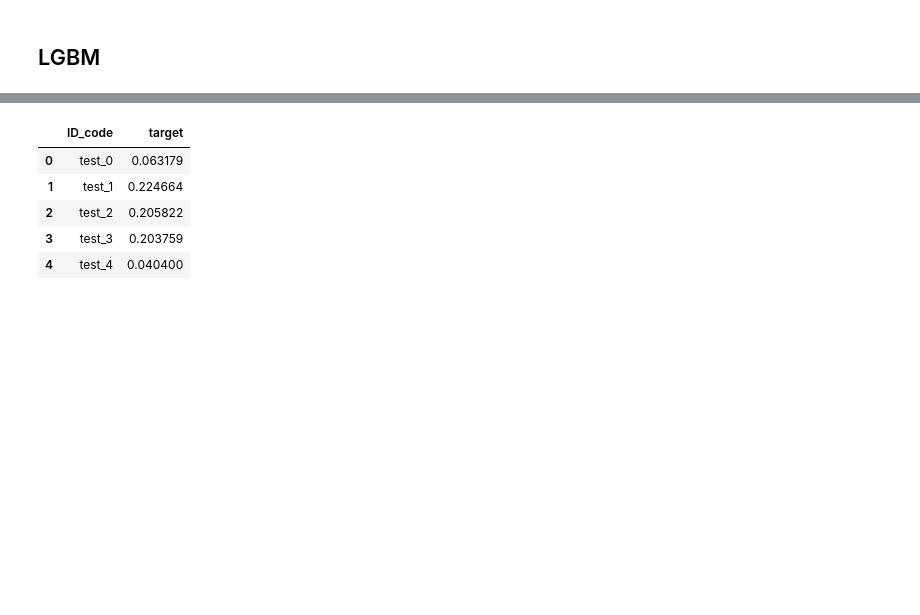
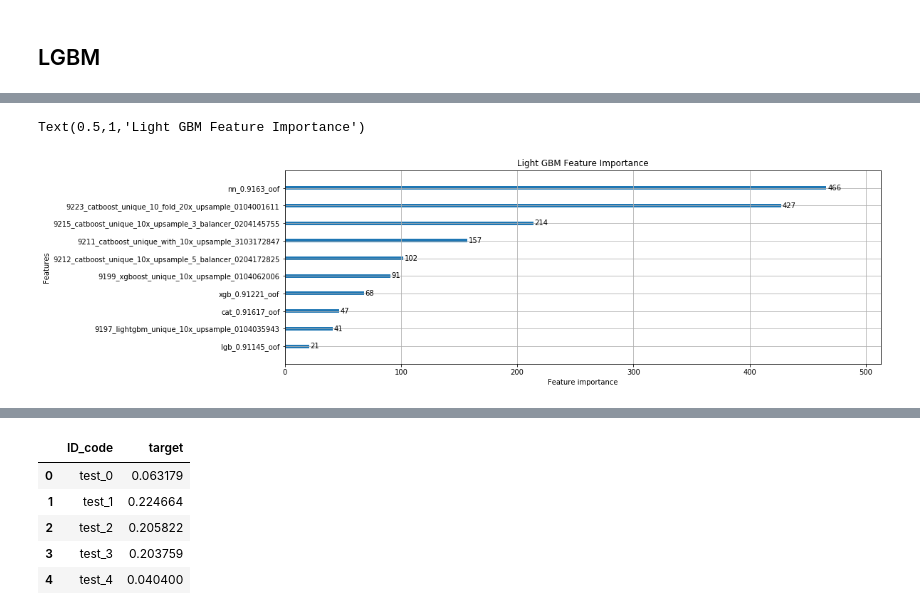
Before and after one commit to nikitaqwerty/kaggle_santander, a Jupyter notebook: stack.ipynb, the cells around one changed output, grey strips where cells are left out. Drawn from its saved outputs; the diff is of its cells as text; code cells hidden in the pictures; blank space fills up the shorter version.

```diff
--- a/stack.ipynb
+++ b/stack.ipynb
@@ -197,5 +229,19 @@ params = {'lambda_l1': 0,
 # %%
 %%time
+
+rounds = 1000
+early_stop_rounds = 100
+
+params = {'lambda_l1': 0,
+          'lambda_l2': 0,
+          'learning_rate': 0.03,
+          'max_depth': 3,
+          'boosting_type': 'gbrt',
+          'objective': 'binary',
+          'metric': 'auc',
+          'max_bin': 512,
+          'n_jobs':-1
+         }
 
 skf = StratifiedKFold(n_splits=5, shuffle=True, random_state=42)
 
@@ -221,7 +267,7 @@ for train_index, valid_index in skf.split(df[cols], df.target):
                       valid_sets=[d_train, d_valid],
                       valid_names=['train','valid'],
                       early_stopping_rounds=early_stop_rounds,
-                      verbose_eval=50)
+                      verbose_eval=0)
 
     y_pred = model.predict(X_valid)
     df.loc[valid_index, "lgb"] = y_pred
@@ -282,3 +291,13 @@ Wall time: 10.9 s
+# %%
+import matplotlib.pyplot as plt
+%matplotlib inline
+
+fig, ax = plt.subplots(figsize=(15, 5))
+lgb.plot_importance(model, max_num_features=len(cols), ax=ax)
+plt.title("Light GBM Feature Importance")
+# %% [output]
+Text(0.5,1,'Light GBM Feature Importance')
+[figure, added]
 # %%
 w = [1,1,1]
 
```
Also changed, not shown: parts of 16 cells of this notebook.
